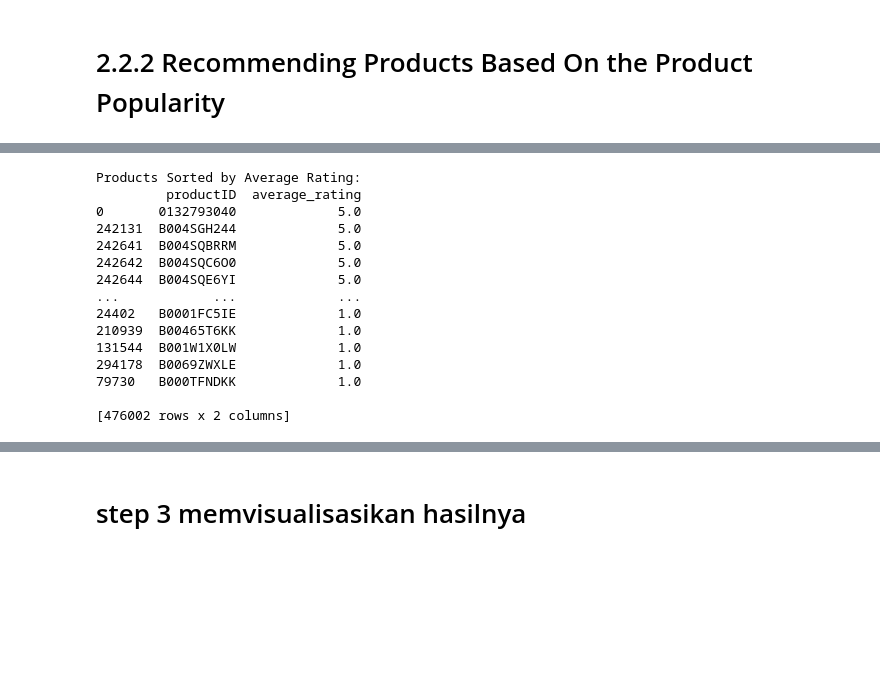
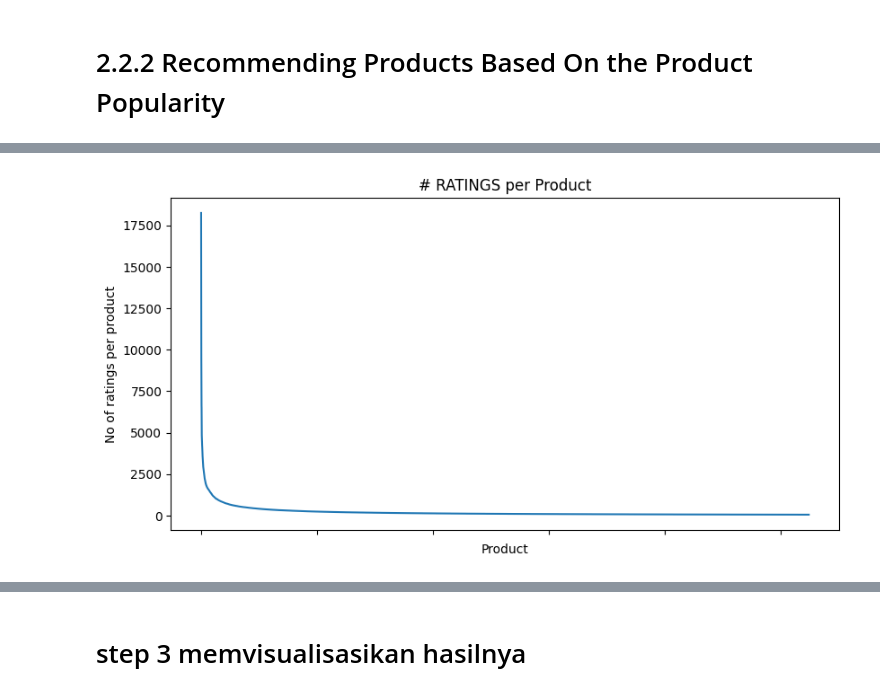
Before and after one commit to msaluck/lab-practice-ml-20232024-1, a Jupyter notebook: 2-H1A021066-MuhammadIlhamIsfadhillah/2-H1A021066-MuhammadIlhamIsfadhillah.ipynb, the cells around one changed output, grey strips where cells are left out. Saved outputs shown, nothing was run; the diff lists cells and outputs as text; code cells hidden in the pictures; blank space fills up the shorter version.

```diff
--- a/2-H1A021066-MuhammadIlhamIsfadhillah/2-H1A021066-MuhammadIlhamIsfadhillah.ipynb
+++ b/2-H1A021066-MuhammadIlhamIsfadhillah/2-H1A021066-MuhammadIlhamIsfadhillah.ipynb
@@ -218,27 +182,13 @@ Recommended Popular Products:
-# %%
-# Step 1: Calculate the average rating for each product
-average_ratings = data.groupby('productID')['Rating'].mean().reset_index()
-average_ratings.columns = ['productID', 'average_rating']
-
-# Step 2: Sort products by average rating in descending order
-sorted_products_by_rating = average_ratings.sort_values(by='average_rating', ascending=False)
-
-# Step 3: Display the sorted products
-print("Products Sorted by Average Rating:")
-print(sorted_products_by_rating)
-# %% [output]
-Products Sorted by Average Rating:
-         productID  average_rating
-0       0132793040             5.0
-242131  B004SGH244             5.0
-242641  B004SQBRRM             5.0
-242642  B004SQC6O0             5.0
-242644  B004SQE6YI             5.0
-...            ...             ...
-24402   B0001FC5IE             1.0
-210939  B00465T6KK             1.0
-131544  B001W1X0LW             1.0
-294178  B0069ZWXLE             1.0
-79730   B000TFNDKK             1.0
-
-[476002 rows x 2 columns]
+# %%
+new_df=electronics_data.groupby("productId").filter(lambda x:x['Rating'].count() >=50)
+no_of_ratings_per_product = new_df.groupby(by='productId')['Rating'].count().sort_values(ascending=False)
+fig = plt.figure(figsize=plt.figaspect(.5))
+ax = plt.gca()
+plt.plot(no_of_ratings_per_product.values)
+plt.title('# RATINGS per Product')
+plt.xlabel('Product')
+plt.ylabel('No of ratings per product')
+ax.set_xticklabels([])
+plt.show()
+# %% [output]
+[figure, added]
```
Also changed, not shown: parts of 75 cells of this notebook.
